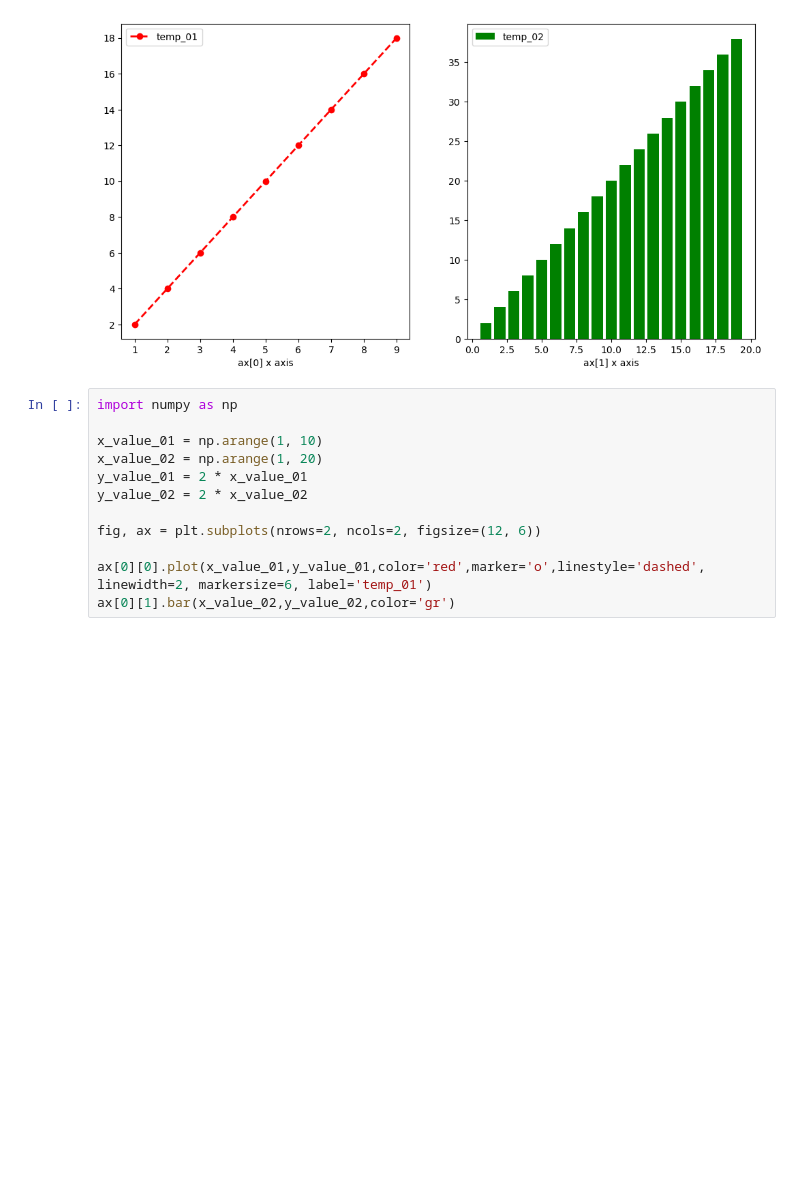
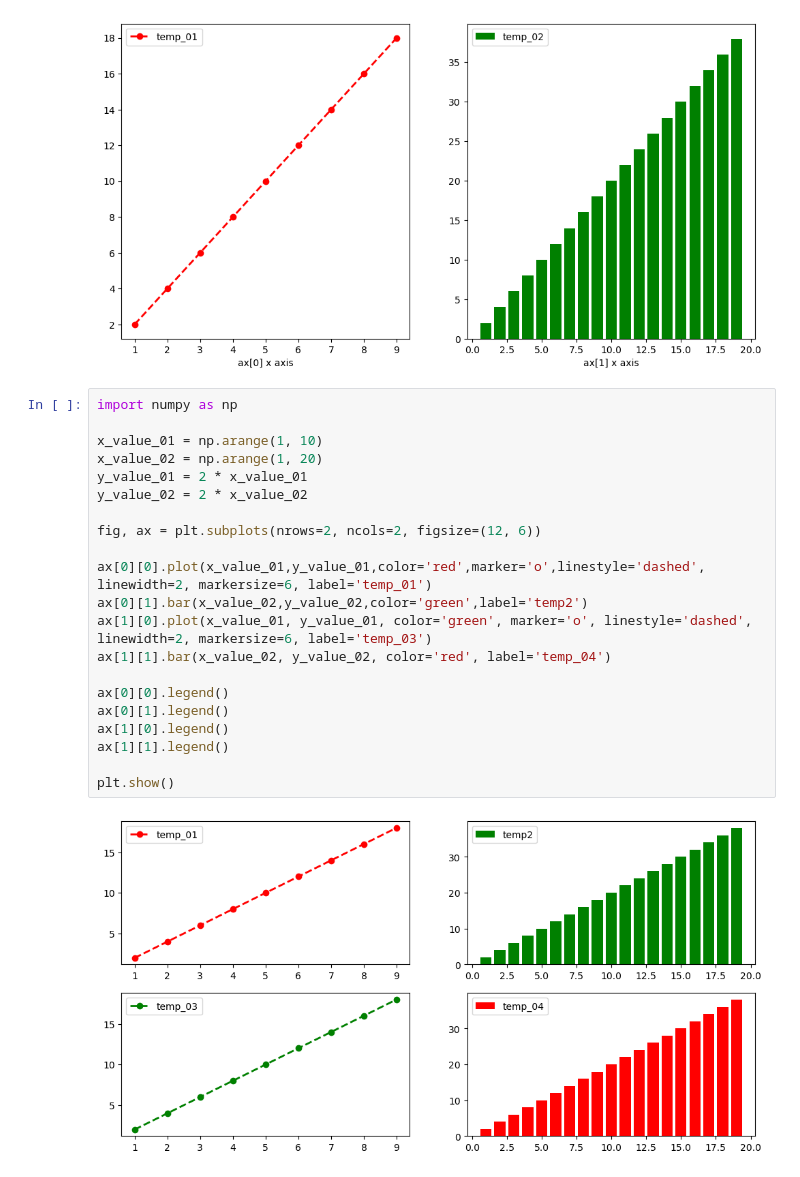
Before and after one commit to YoungMin-S/scikit-learn_Practice, a Jupyter notebook: Visualizaion/Visualization_Matplotlib_Practice.ipynb, the cells around one changed output. Cells and saved outputs as stored; diff of their text form; blank space fills up the shorter version.

```diff
--- a/Visualizaion/Visualization_Matplotlib_Practice.ipynb
+++ b/Visualizaion/Visualization_Matplotlib_Practice.ipynb
@@ -258,12 +258,23 @@ plt.show()
 # %%
 import numpy as np
 
 x_value_01 = np.arange(1, 10)
 x_value_02 = np.arange(1, 20)
 y_value_01 = 2 * x_value_01
 y_value_02 = 2 * x_value_02
 
 fig, ax = plt.subplots(nrows=2, ncols=2, figsize=(12, 6))
 
 ax[0][0].plot(x_value_01,y_value_01,color='red',marker='o',linestyle='dashed', linewidth=2, markersize=6, label='temp_01')
-ax[0][1].bar(x_value_02,y_value_02,color='gr')
+ax[0][1].bar(x_value_02,y_value_02,color='green',label='temp2')
+ax[1][0].plot(x_value_01, y_value_01, color='green', marker='o', linestyle='dashed', linewidth=2, markersize=6, label='temp_03')
+ax[1][1].bar(x_value_02, y_value_02, color='red', label='temp_04')
+
+ax[0][0].legend()
+ax[0][1].legend()
+ax[1][0].legend()
+ax[1][1].legend()
+
+plt.show()
+# %% [output]
+[figure, added]
```
